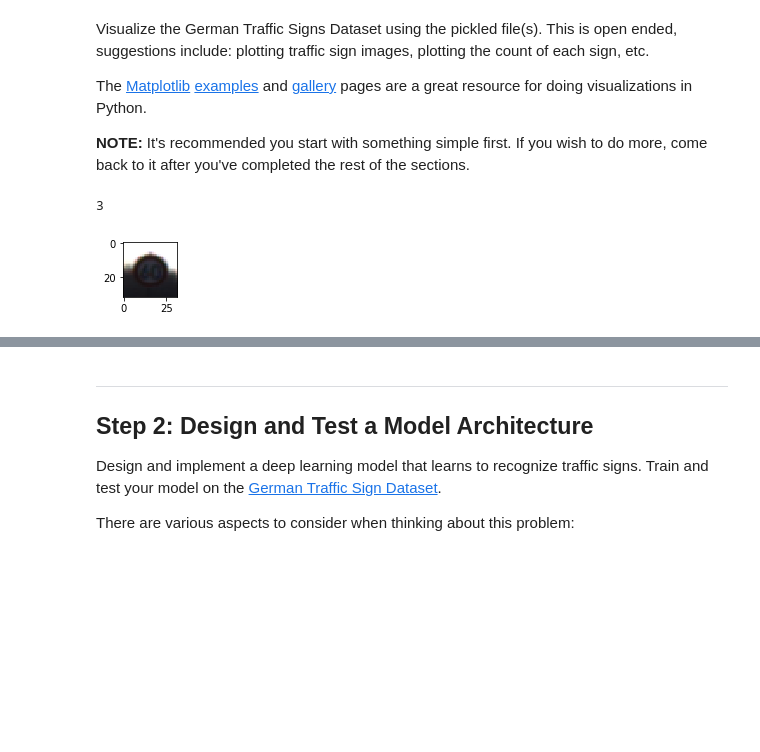
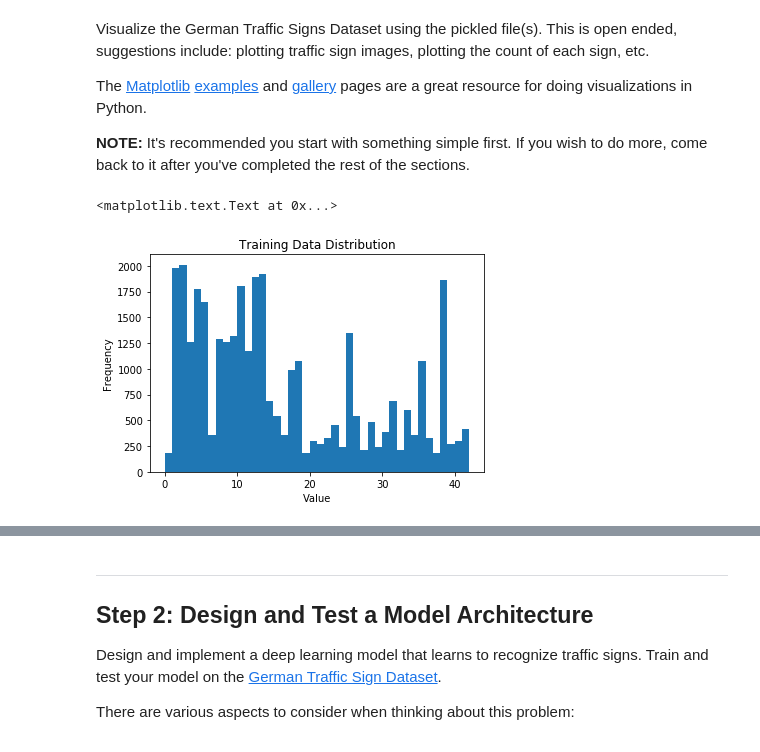
Before and after one commit to landuber/CarND-Traffic-Sign-Classifier-Project, a Jupyter notebook: Traffic_Sign_Classifier.ipynb, the cells around one changed output, grey strips where cells are left out. Cells and saved outputs as stored; diff of their text form; code cells hidden in the pictures; blank space fills up the shorter version.

```diff
--- a/Traffic_Sign_Classifier.ipynb
+++ b/Traffic_Sign_Classifier.ipynb
@@ -93,16 +104,17 @@ The [Matplotlib](http://matplotlib.org/) [examples](http://matplotlib.org/exampl
 # %%
 ### Data exploration visualization code goes here.
 ### Feel free to use as many code cells as needed.
 import random
 import matplotlib.pyplot as plt
+import cv2
+import math
 # Visualizations will be shown in the notebook.
 %matplotlib inline
-
-index = random.randint(0, len(X_train))
-image = X_train[index]
-plt.figure(figsize=(1,1))
-plt.imshow(image)
-print(y_train[index])
+bins = range(43)
+plt.hist(y_train, bins=bins)
+plt.title("Training Data Distribution")
+plt.xlabel("Value")
+plt.ylabel("Frequency")
 # %% [output]
-3
+<matplotlib.text.Text at 0x...>
-[figure, old version]
+[figure, new version]
```
Also changed, not shown: parts of 21 cells of this notebook, 8 other files.
